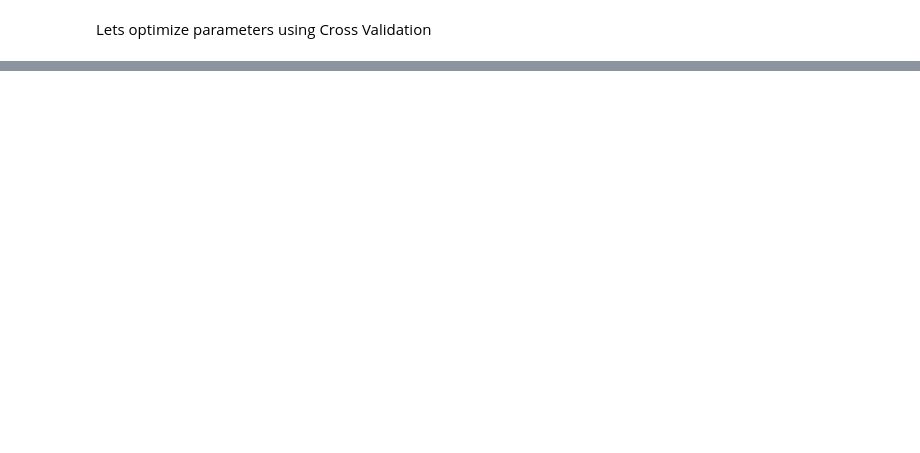
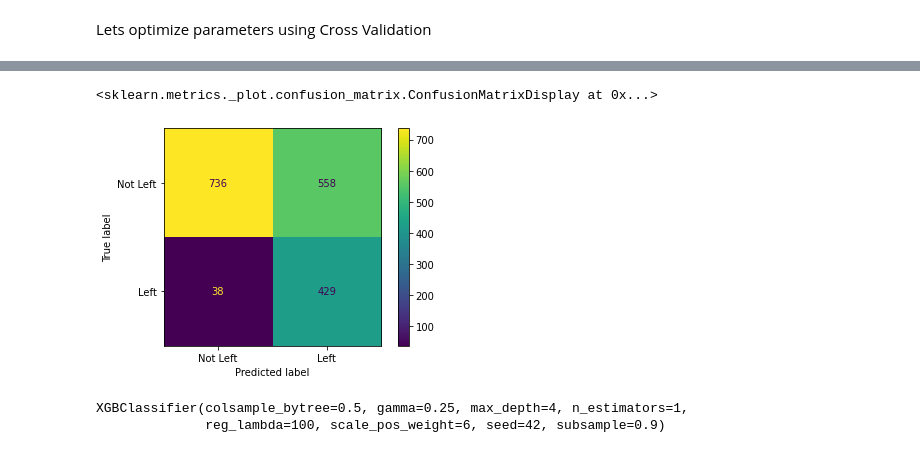
Before and after one commit to HarshavardhanBhupathi/Data-science, a Jupyter notebook: Customer_churn_classification.ipynb, the cells around one changed output, grey strips where cells are left out. Cells and saved outputs as stored; diff of their text form; code cells hidden in the pictures; blank space fills up the shorter version.

```diff
--- a/Customer_churn_classification.ipynb
+++ b/Customer_churn_classification.ipynb
@@ -370,0 +359,4 @@ Lets optimize parameters using Cross Validation
+# %%
+op=GridSearchCV(estimator=xb.XGBClassifier(objective='binary:logistic',seed=42,subsample=0.9,colsample_bytree=0.5),param_grid=param_grid,scoring='roc_auc',verbose=0,n_jobs=10,cv=3)
+# %%
+op.fit(x_train,y_train,early_stopping_rounds=10,eval_metric='auc',eval_set=[(x_test,y_test)],verbose=False)
@@ -370,0 +376,5 @@ Lets optimize parameters using Cross Validation
+# %%
+xgbcl1=xb.XGBClassifier(objective="binary:logistic",gamma= 0.25, learning_rate= 0.1,max_depth= 4, reg_lambda= 100, scale_pos_weight= 6,colsample_bytree=0.5, seed=42,
+                                     subsample=0.9)
+# %%
+xgbcl1.fit(x_train,y_train,verbose=True,early_stopping_rounds=10,eval_metric='aucpr',eval_set=[(x_test,y_test)])
@@ -370,0 +401,5 @@ Lets optimize parameters using Cross Validation
+# %%
+plot_confusion_matrix(xgbcl1,x_test,y_test,display_labels=['Not Left','Left'])
+# %% [output]
+<sklearn.metrics._plot.confusion_matrix.ConfusionMatrixDisplay at 0x...>
+[figure, added]
@@ -370,0 +409,7 @@ Lets optimize parameters using Cross Validation
+# %%
+xgbcl1=xb.XGBClassifier(objective="binary:logistic",gamma= 0.25, learning_rate= 0.1,max_depth= 4, reg_lambda= 100, scale_pos_weight= 6,colsample_bytree=0.5, seed=42,
+                                     subsample=0.9,n_estimators=1)
+xgbcl1.fit(x_train,y_train)
+# %% [output]
+XGBClassifier(colsample_bytree=0.5, gamma=0.25, max_depth=4, n_estimators=1,
+              reg_lambda=100, scale_pos_weight=6, seed=42, subsample=0.9)
```
Also changed, not shown: parts of 41 cells of this notebook.
